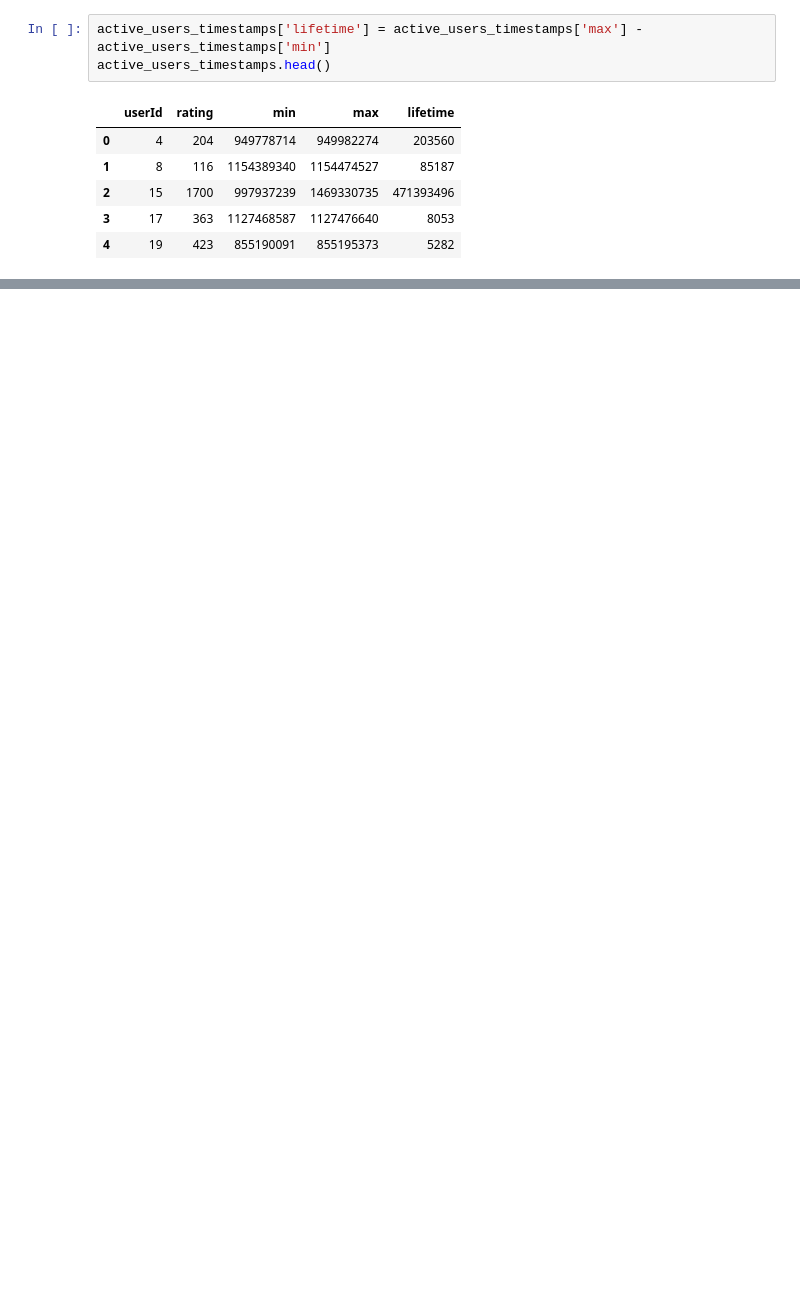
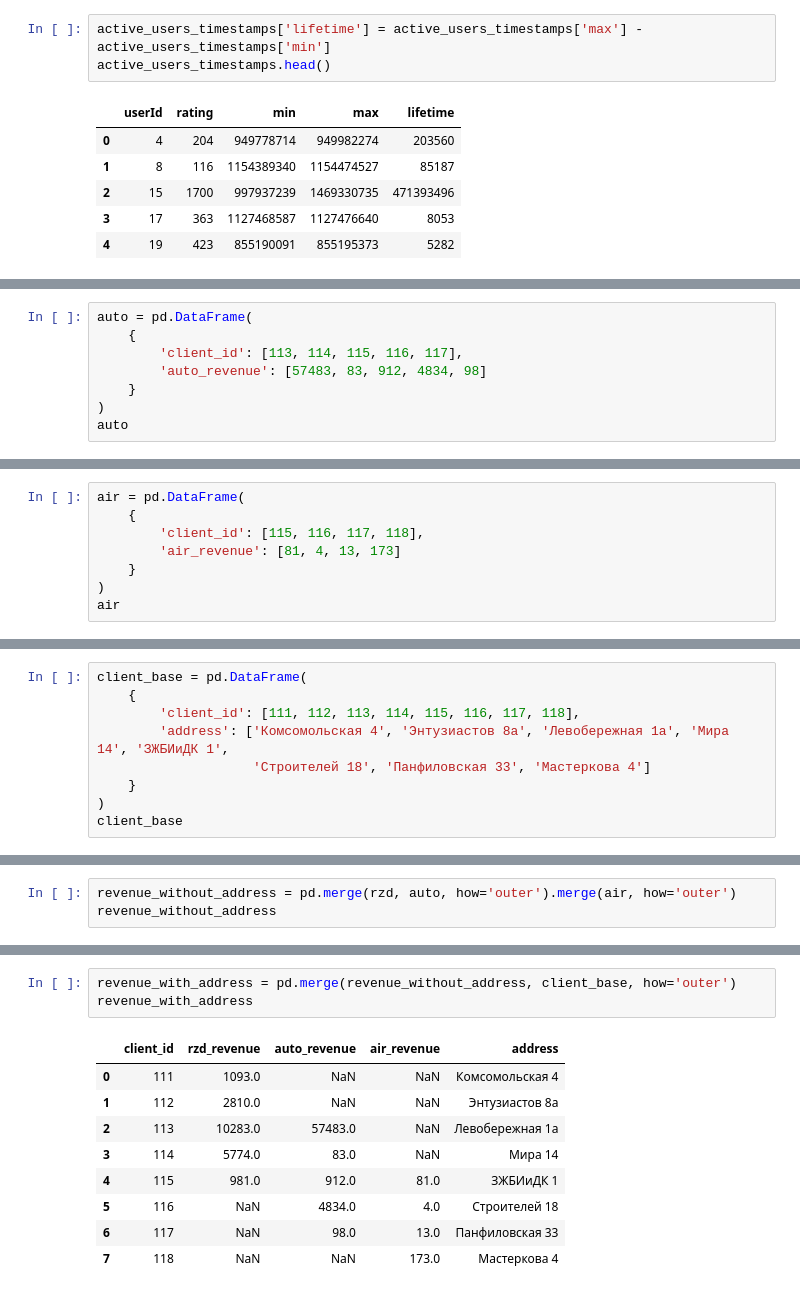
Before and after one commit to stefkong1982/-, a Jupyter notebook: Библиотеки Python для анализа данных/Лекция Продвинутый pandas/ДЗ_Кондратьев_NUMPY-48 Продвинутый pandas.ipynb, the cells around one changed output, grey strips where cells are left out. Saved outputs shown, nothing was run; the diff lists cells and outputs as text; blank space fills up the shorter version.

```diff
--- a/Библиотеки Python для анализа данных/Лекция Продвинутый pandas/ДЗ_Кондратьев_NUMPY-48 Продвинутый pandas.ipynb
+++ b/Библиотеки Python для анализа данных/Лекция Продвинутый pandas/ДЗ_Кондратьев_NUMPY-48 Продвинутый pandas.ipynb
@@ -239,0 +331,8 @@ print(average_lifetime)
+# %%
+auto = pd.DataFrame(
+    {
+        'client_id': [113, 114, 115, 116, 117],
+        'auto_revenue': [57483, 83, 912, 4834, 98]
+    }
+)
+auto
@@ -239,0 +346,8 @@ print(average_lifetime)
+# %%
+air = pd.DataFrame(
+    {
+        'client_id': [115, 116, 117, 118],
+        'air_revenue': [81, 4, 13, 173]
+    }
+)
+air
@@ -239,0 +360,9 @@ print(average_lifetime)
+# %%
+client_base = pd.DataFrame(
+    {
+        'client_id': [111, 112, 113, 114, 115, 116, 117, 118],
+        'address': ['Комсомольская 4', 'Энтузиастов 8а', 'Левобережная 1а', 'Мира 14', 'ЗЖБИиДК 1',
+                    'Строителей 18', 'Панфиловская 33', 'Мастеркова 4']
+    }
+)
+client_base
@@ -239,0 +379,3 @@ print(average_lifetime)
+# %%
+revenue_without_address = pd.merge(rzd, auto, how='outer').merge(air, how='outer')
+revenue_without_address
@@ -239,0 +404,13 @@ print(average_lifetime)
+# %%
+revenue_with_address = pd.merge(revenue_without_address, client_base, how='outer')
+revenue_with_address
+# %% [output]
+|  | client_id | rzd_revenue | auto_revenue | air_revenue | address |
+| 0 | 111 | 1093.0 | NaN | NaN | Комсомольская 4 |
+| 1 | 112 | 2810.0 | NaN | NaN | Энтузиастов 8а |
+| 2 | 113 | 10283.0 | 57483.0 | NaN | Левобережная 1а |
+| 3 | 114 | 5774.0 | 83.0 | NaN | Мира 14 |
+| 4 | 115 | 981.0 | 912.0 | 81.0 | ЗЖБИиДК 1 |
+| 5 | 116 | NaN | 4834.0 | 4.0 | Строителей 18 |
+| 6 | 117 | NaN | 98.0 | 13.0 | Панфиловская 33 |
+| 7 | 118 | NaN | NaN | 173.0 | Мастеркова 4 |
```
Also changed, not shown: parts of 16 cells of this notebook.
